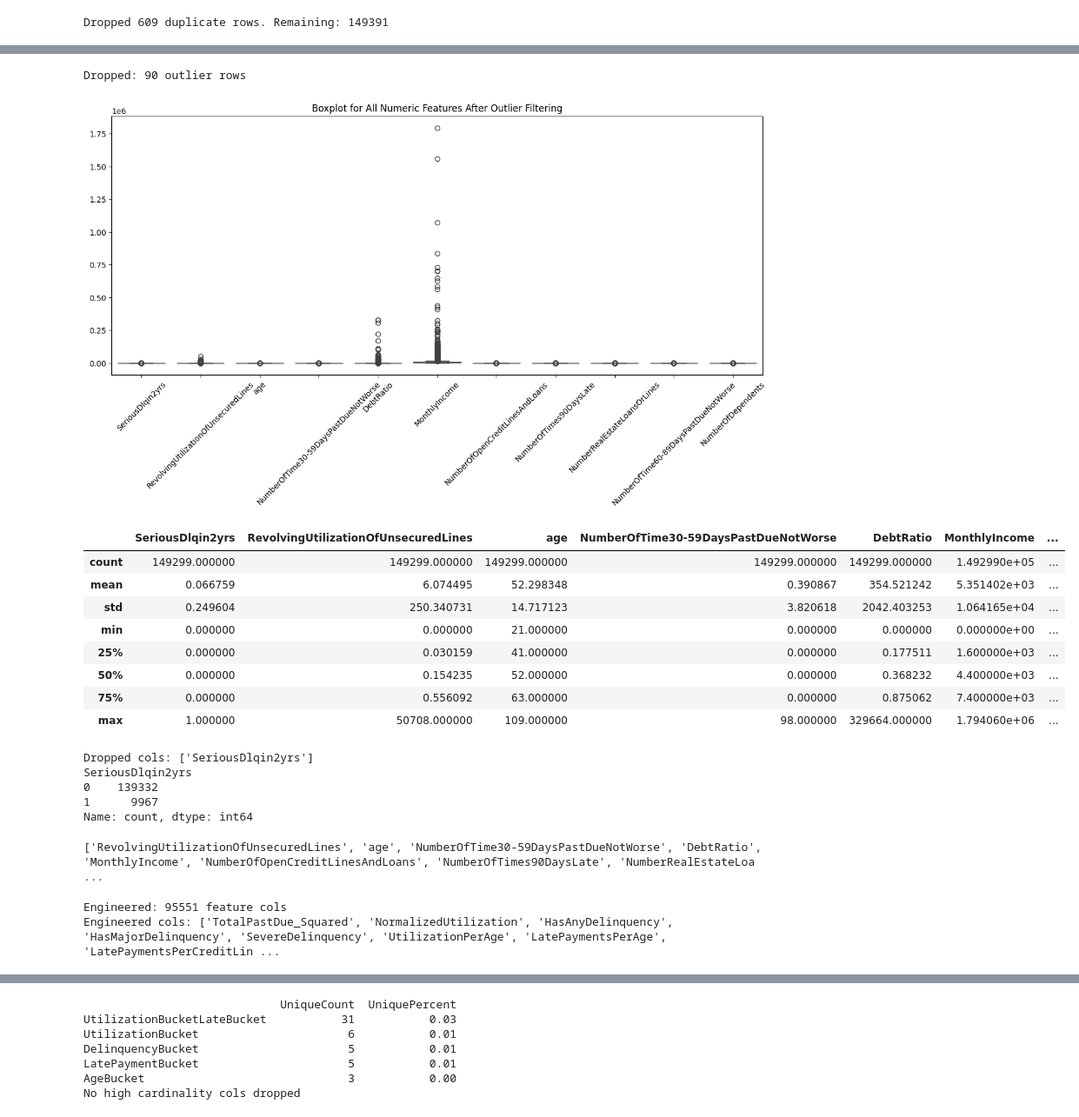
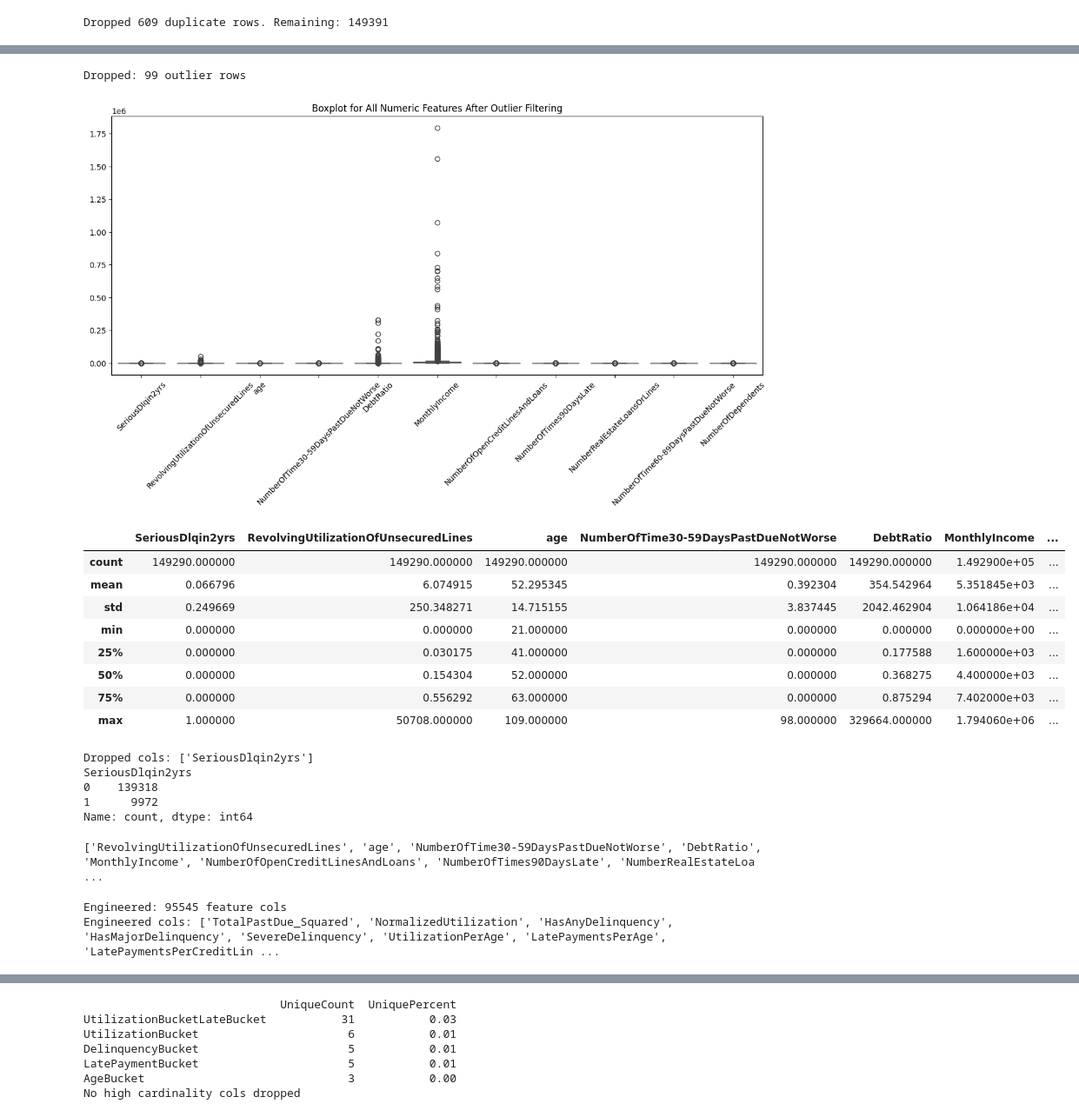
Before and after one commit to sunnysunny77/loan, a Jupyter notebook: cr.ipynb, the cells around one changed output, grey strips where cells are left out. Shown at 87% size. Drawn from its saved outputs; the diff is of its cells as text; code cells hidden in the pictures.

```diff
--- a/cr.ipynb
+++ b/cr.ipynb
@@ -643,43 +643,43 @@ Dropped 609 duplicate rows. Remaining: 149391
 numeric_df = df_train.select_dtypes(include=['number'])
 plt.figure(figsize=(15, 6))
 sns.boxplot(data=numeric_df)
 plt.title("Boxplot for All Numeric Features")
 plt.xticks(rotation=45)
 plt.show()
 
 df_train = df_train[df_train['age'] > 0].reset_index(drop=True)
 
 df_train = df_train.sort_values(by="MonthlyIncome", ascending=False).iloc[1:].reset_index(drop=True)
 
 df_train = df_train[df_train['age'] > 0].reset_index(drop=True)
 
 df_filtered = outlier_handling(
     df_train,
     target_col="SeriousDlqin2yrs",
-    threshold_high=99.97,
-    threshold_low=0.03
+    threshold_high=99.975,
+    threshold_low=0.035
 )
 
 numeric_df = df_filtered.select_dtypes(include=['number'])
 plt.figure(figsize=(15, 6))
 sns.boxplot(data=numeric_df)
 plt.title("Boxplot for All Numeric Features After Outlier Filtering")
 plt.xticks(rotation=45)
 plt.show()
 
 df_filtered.describe()
 # %% [output]
 [figure]
-Dropped: 90 outlier rows
+Dropped: 99 outlier rows
 [figure]
 |  | SeriousDlqin2yrs | RevolvingUtilizationOfUnsecuredLines | age | NumberOfTime30-59DaysPastDueNotWorse | DebtRatio | MonthlyIncome | ... |
-| count | 149299.000000 | 149299.000000 | 149299.000000 | 149299.000000 | 149299.000000 | 1.492990e+05 | ... |
-| mean | 0.066759 | 6.074495 | 52.298348 | 0.390867 | 354.521242 | 5.351402e+03 | ... |
-| std | 0.249604 | 250.340731 | 14.717123 | 3.820618 | 2042.403253 | 1.064165e+04 | ... |
+| count | 149290.000000 | 149290.000000 | 149290.000000 | 149290.000000 | 149290.000000 | 1.492900e+05 | ... |
+| mean | 0.066796 | 6.074915 | 52.295345 | 0.392304 | 354.542964 | 5.351845e+03 | ... |
+| std | 0.249669 | 250.348271 | 14.715155 | 3.837445 | 2042.462904 | 1.064186e+04 | ... |
 | min | 0.000000 | 0.000000 | 21.000000 | 0.000000 | 0.000000 | 0.000000e+00 | ... |
-| 25% | 0.000000 | 0.030159 | 41.000000 | 0.000000 | 0.177511 | 1.600000e+03 | ... |
-| 50% | 0.000000 | 0.154235 | 52.000000 | 0.000000 | 0.368232 | 4.400000e+03 | ... |
-| 75% | 0.000000 | 0.556092 | 63.000000 | 0.000000 | 0.875062 | 7.400000e+03 | ... |
+| 25% | 0.000000 | 0.030175 | 41.000000 | 0.000000 | 0.177588 | 1.600000e+03 | ... |
+| 50% | 0.000000 | 0.154304 | 52.000000 | 0.000000 | 0.368275 | 4.400000e+03 | ... |
+| 75% | 0.000000 | 0.556292 | 63.000000 | 0.000000 | 0.875294 | 7.402000e+03 | ... |
 | max | 1.000000 | 50708.000000 | 109.000000 | 98.000000 | 329664.000000 | 1.794060e+06 | ... |
 # %%
 # Select targets
@@ -688,8 +688,8 @@ print(target.value_counts())
 # %% [output]
 Dropped cols: ['SeriousDlqin2yrs']
 SeriousDlqin2yrs
-0    139332
-1      9967
+0    139318
+1      9972
 Name: count, dtype: int64
 # %%
 original_cols = df_features.select_dtypes(include=['number']).columns.tolist()
@@ -710,7 +710,7 @@ X_train, X_val, y_train, y_val = train_test_split(
 # Engineer_features
 df_e = engineer_features(X_train)
 # %% [output]
-Engineered: 95551 feature cols
+Engineered: 95545 feature cols
 Engineered cols: ['TotalPastDue_Squared', 'NormalizedUtilization', 'HasAnyDelinquency', 'HasMajorDelinquency', 'SevereDelinquency', 'UtilizationPerAge', 'LatePaymentsPerAge', 'LatePaymentsPerCreditLin ...
 # %%
 # Drop columns with missing
```
Also changed, not shown: parts of 14 cells of this notebook, 14 other files.
